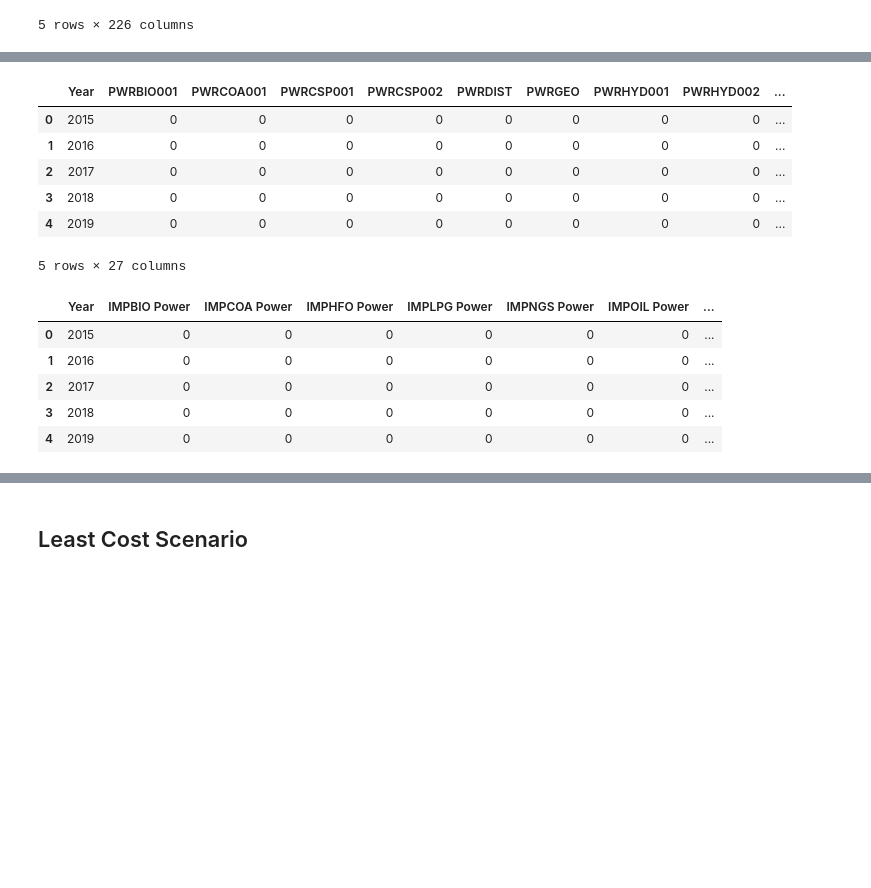
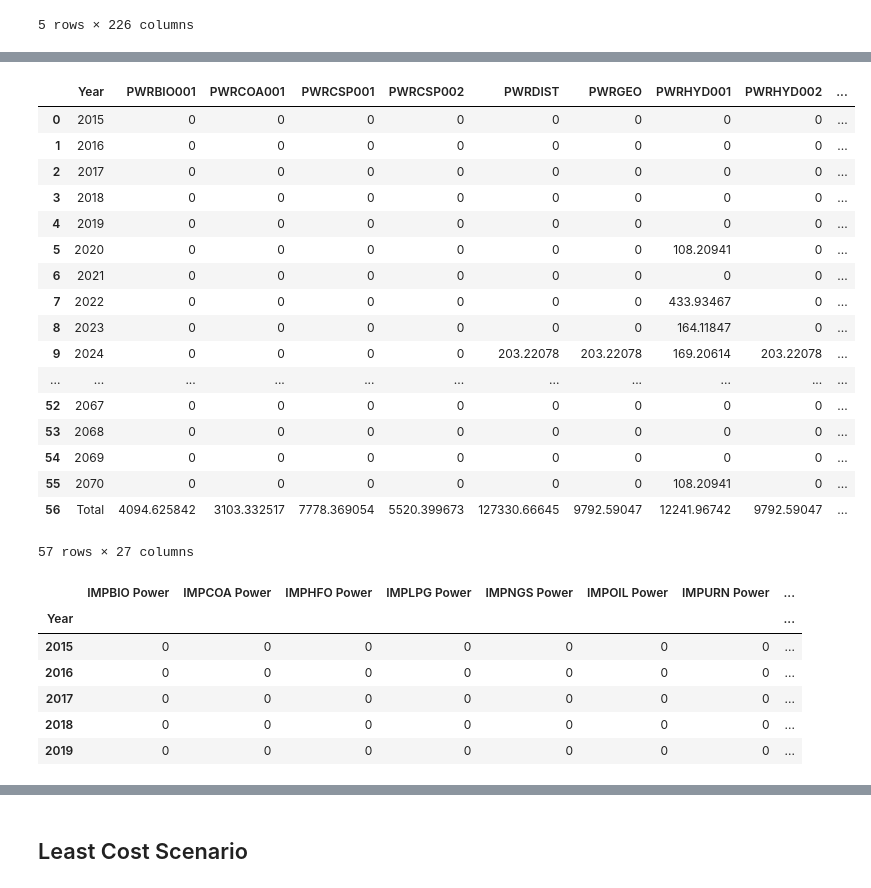
Before and after one commit to MINFinModel/minfin-py-public-release, a Jupyter notebook: addtional_input.ipynb, the cells around one changed output, grey strips where cells are left out. Cells and saved outputs as stored; diff of their text form; code cells hidden in the pictures; blank space fills up the shorter version.

```diff
--- a/addtional_input.ipynb
+++ b/addtional_input.ipynb
@@ -1,12 +1,12 @@
 # %%
 # Commented out the below line for installation of pandas if it is already installed
 !python3 -m pip install pandas
-
+import numpy as np
 import pandas as pd
 
 # Define file path
 # file_path = "C:\\Users\\Zixuan\\Downloads\\MinFin V1.0.0kc.xlsm"
-file_path = "data/MINFin Energy 251203 test data.xlsm"
+file_path = "data/MINFin Energy 251203 test v5.xlsm"
 # Load the Excel file and check available sheet names
 xls = pd.ExcelFile(file_path)
 sheet_names = xls.sheet_names
@@ -168,8 +430,9 @@ from MinFin import input_extractor
 # df_input_full
 net_zero_extrator = input_extractor('net_zero')
 net_zero_summary = net_zero_extrator.get_totals(df_input_full)
-full_cap_cost_net_zero, df_ffe_net_zero = input_extractor.load_osemosys_input('net_zero',df_input_full)
+full_cap_cost_net_zero, df_ffe_net_zero, df_elec_production_nz= input_extractor.load_osemosys_input('net_zero',df_input_full)
 
 #Display sample results
 net_zero_summary.head(3)
+df_elec_production_nz
 # %% [output]
@@ -180,24 +458,36 @@ net_zero_summary.head(3)
 # %%
 df_captial_cost = input_extractor.load_block_for('net_zero',df_input_full,'capital_cost')
 df_ffe = net_zero_extrator.load(df_input_full,'ffe')
-df_captial_cost.head(5)
+df_captial_cost
 # %% [output]
 |  | Year | PWRBIO001 | PWRCOA001 | PWRCSP001 | PWRCSP002 | PWRDIST | PWRGEO | PWRHYD001 | PWRHYD002 | ... |
 | 0 | 2015 | 0 | 0 | 0 | 0 | 0 | 0 | 0 | 0 | ... |
 | 1 | 2016 | 0 | 0 | 0 | 0 | 0 | 0 | 0 | 0 | ... |
 | 2 | 2017 | 0 | 0 | 0 | 0 | 0 | 0 | 0 | 0 | ... |
 | 3 | 2018 | 0 | 0 | 0 | 0 | 0 | 0 | 0 | 0 | ... |
 | 4 | 2019 | 0 | 0 | 0 | 0 | 0 | 0 | 0 | 0 | ... |
+| 5 | 2020 | 0 | 0 | 0 | 0 | 0 | 0 | 108.20941 | 0 | ... |
+| 6 | 2021 | 0 | 0 | 0 | 0 | 0 | 0 | 0 | 0 | ... |
+| 7 | 2022 | 0 | 0 | 0 | 0 | 0 | 0 | 433.93467 | 0 | ... |
+| 8 | 2023 | 0 | 0 | 0 | 0 | 0 | 0 | 164.11847 | 0 | ... |
+| 9 | 2024 | 0 | 0 | 0 | 0 | 203.22078 | 203.22078 | 169.20614 | 203.22078 | ... |
+| ... | ... | ... | ... | ... | ... | ... | ... | ... | ... | ... |
+| 52 | 2067 | 0 | 0 | 0 | 0 | 0 | 0 | 0 | 0 | ... |
+| 53 | 2068 | 0 | 0 | 0 | 0 | 0 | 0 | 0 | 0 | ... |
+| 54 | 2069 | 0 | 0 | 0 | 0 | 0 | 0 | 0 | 0 | ... |
+| 55 | 2070 | 0 | 0 | 0 | 0 | 0 | 0 | 108.20941 | 0 | ... |
+| 56 | Total | 4094.625842 | 3103.332517 | 7778.369054 | 5520.399673 | 127330.66645 | 9792.59047 | 12241.96742 | 9792.59047 | ... |
-5 rows × 27 columns
+57 rows × 27 columns
 # %%
 df_ffe.head(5)
 # %% [output]
-|  | Year | IMPBIO Power | IMPCOA Power | IMPHFO Power | IMPLPG Power | IMPNGS Power | IMPOIL Power | ... |
-| 0 | 2015 | 0 | 0 | 0 | 0 | 0 | 0 | ... |
-| 1 | 2016 | 0 | 0 | 0 | 0 | 0 | 0 | ... |
-| 2 | 2017 | 0 | 0 | 0 | 0 | 0 | 0 | ... |
-| 3 | 2018 | 0 | 0 | 0 | 0 | 0 | 0 | ... |
-| 4 | 2019 | 0 | 0 | 0 | 0 | 0 | 0 | ... |
+|  | IMPBIO Power | IMPCOA Power | IMPHFO Power | IMPLPG Power | IMPNGS Power | IMPOIL Power | IMPURN Power | ... |
+| Year |  |  |  |  |  |  |  | ... |
+| 2015 | 0 | 0 | 0 | 0 | 0 | 0 | 0 | ... |
+| 2016 | 0 | 0 | 0 | 0 | 0 | 0 | 0 | ... |
+| 2017 | 0 | 0 | 0 | 0 | 0 | 0 | 0 | ... |
+| 2018 | 0 | 0 | 0 | 0 | 0 | 0 | 0 | ... |
+| 2019 | 0 | 0 | 0 | 0 | 0 | 0 | 0 | ... |
 # %%
 df_elec_production = net_zero_extrator.load(df_input_full,'elec_production')
 df_elec_production.head(5)
```
Also changed, not shown: parts of 82 cells of this notebook, 4 other files.
